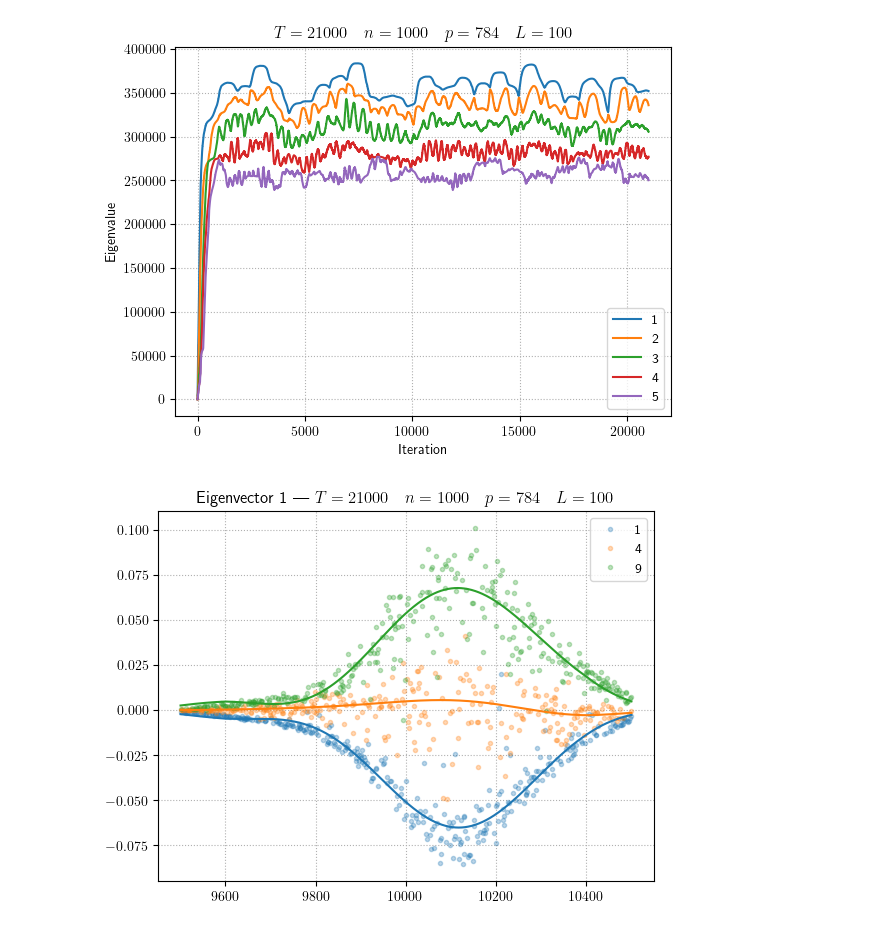
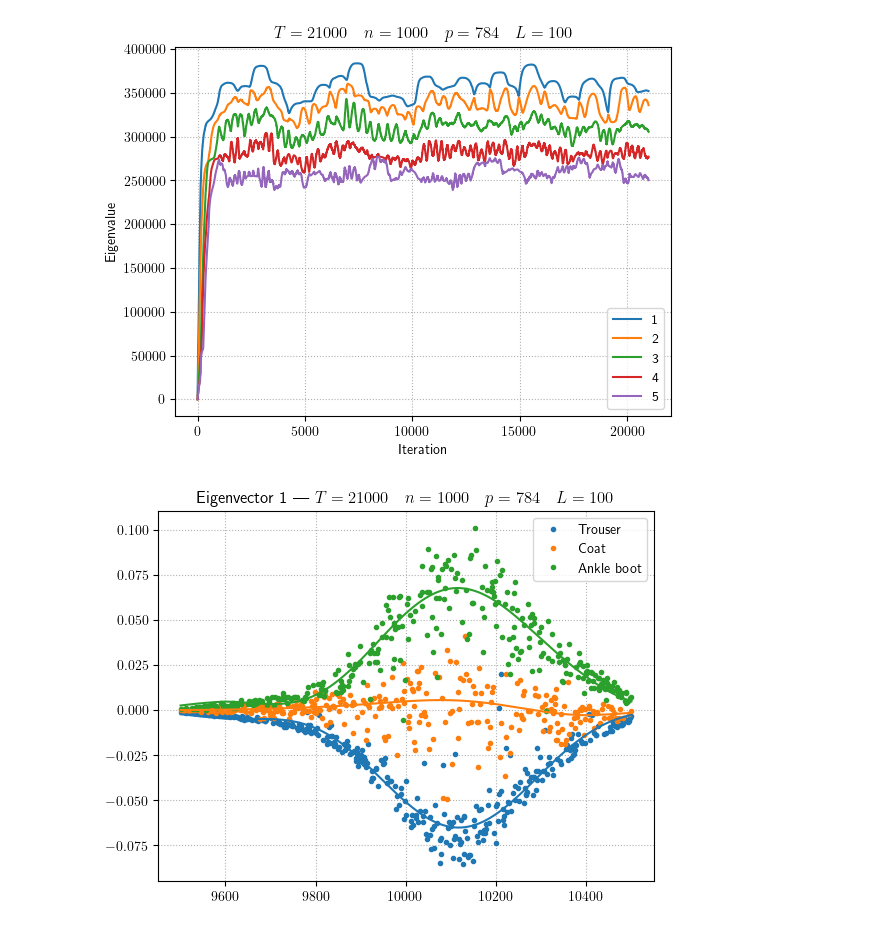
Before and after one commit to HugoLebeau/online_learning, a Jupyter notebook: Streaming Fashion-MNIST.ipynb, the cells around one changed output. Cells and saved outputs as stored; diff of their text form; code cells hidden in the pictures.

```diff
--- a/Streaming Fashion-MNIST.ipynb
+++ b/Streaming Fashion-MNIST.ipynb
@@ -15,6 +15,7 @@ np.random.seed(14159)
 # %%
 X, y = fetch_openml('Fashion-MNIST', return_X_y=True)
 X, y = X.values, y.values.astype(int)
+num_classes = {0: "T-shirt/top", 1: "Trouser", 2: "Pullover", 3: "Dress", 4: "Coat", 5: "Sandal", 6: "Shirt", 7: "Sneaker", 8: "Bag", 9: "Ankle boot"}
 # %%
 n = 1000
 L = 100
@@ -104,25 +105,25 @@ plt.show()
 # %%
 t = T//2
 # t = n-1
 i = 0
 
 x = np.arange(max(0, t-n+1), max(n, t+1))
 for j in range(k):
     color = 'C'+str(j)
     cl = (yc[max(0, t-n+1):t+1] == j)
     cl = np.append(cl, np.zeros(max(0, n-t-1), dtype=bool))
-    plt.plot(x[cl], w[t, i, cl], ls='', marker='.', alpha=.3, c=color, label=classes[j], zorder=2)
+    plt.plot(x[cl], w[t, i, cl], ls='', marker='.', c=color, label=num_classes[classes[j]], zorder=2)
     if (divided_warmup and t <= n-1) or (not divided_warmup and t == n-1):
         mask = ((x <= t) & (partition0 == per_inv[j]))
         plt.plot(x[mask], exp_smooth[i, mask], ls='--', c=color, zorder=3)
     if t >= n-1:
         plt.plot(x, curves[t, per_inv[j], i], c=color, zorder=4)
 plt.grid(ls=':')
 plt.title("Eigenvector {} | ".format(i+1)+setting)
 plt.legend()
 plt.show()
 # %% [output]
-[figure, old version]
+[figure, new version]
 # %%
 if animation :
     i = 0
```
Also changed, not shown: parts of 2 cells of this notebook, 2 other files.
